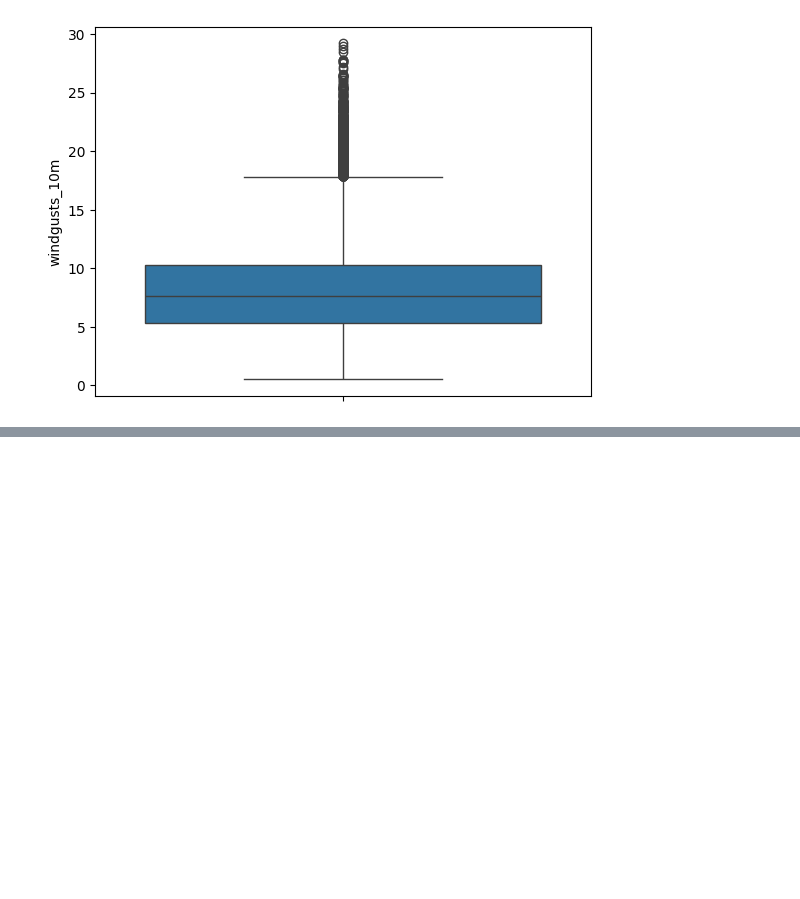
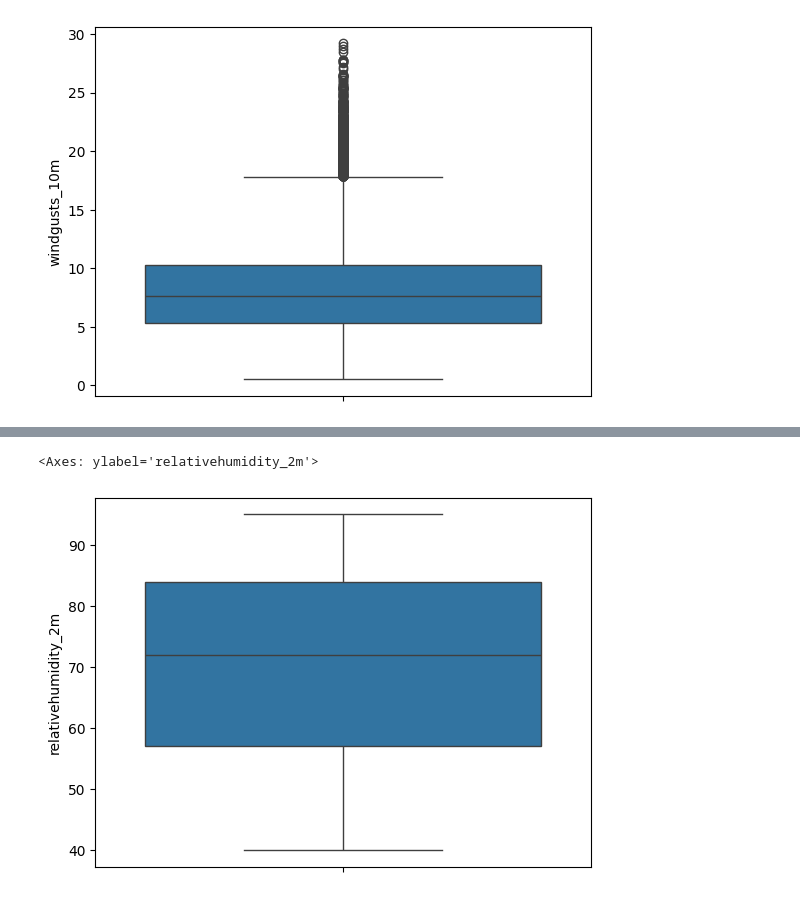
Before and after one commit to dipanshu330/DipanshuChaudhary, a Jupyter notebook: Dipanshuchaudhary.ipynb, the cells around one changed output, grey strips where cells are left out. Cells and saved outputs as stored; diff of their text form; code cells hidden in the pictures; blank space fills up the shorter version.

```diff
--- a/Dipanshuchaudhary.ipynb
+++ b/Dipanshuchaudhary.ipynb
@@ -305,0 +311,5 @@ for col in numeric_cols:
+# %%
+sns.boxplot(updated_df['relativehumidity_2m'])
+# %% [output]
+<Axes: ylabel='relativehumidity_2m'>
+[figure, added]
```
Also changed, not shown: parts of 8 cells of this notebook.
